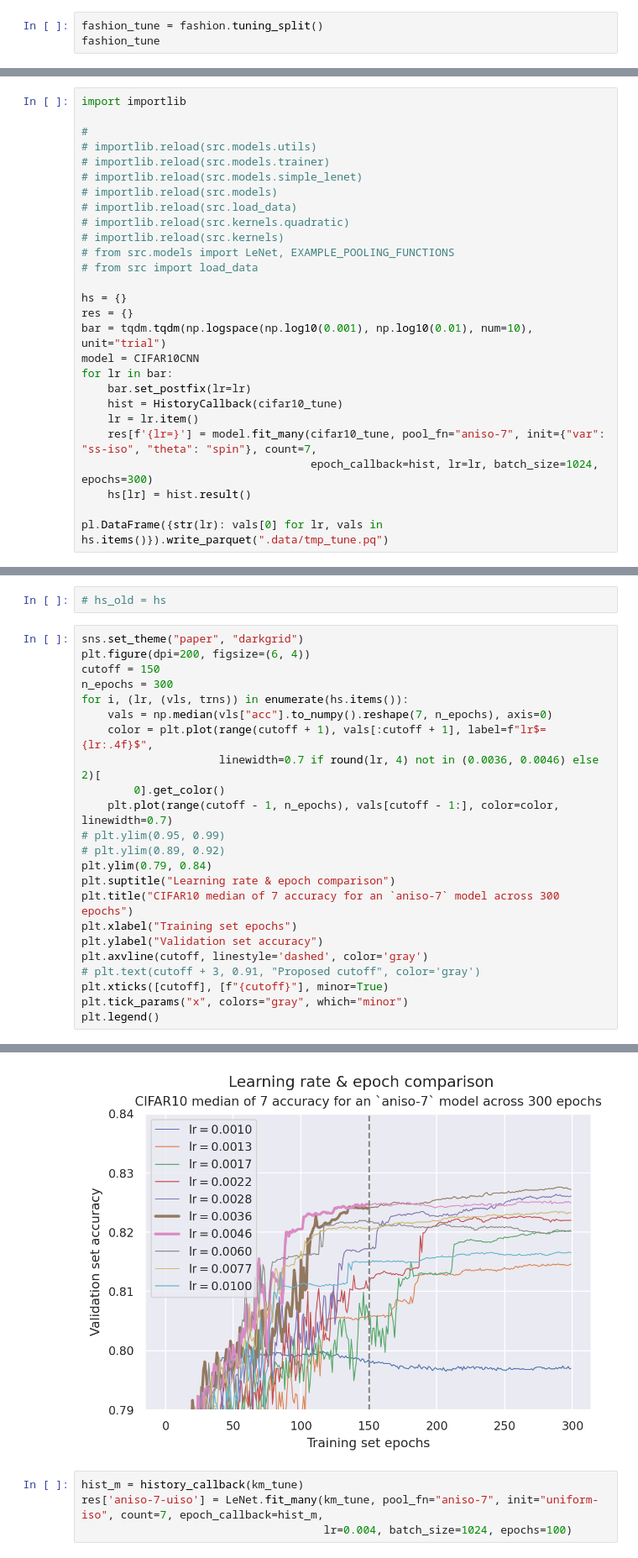
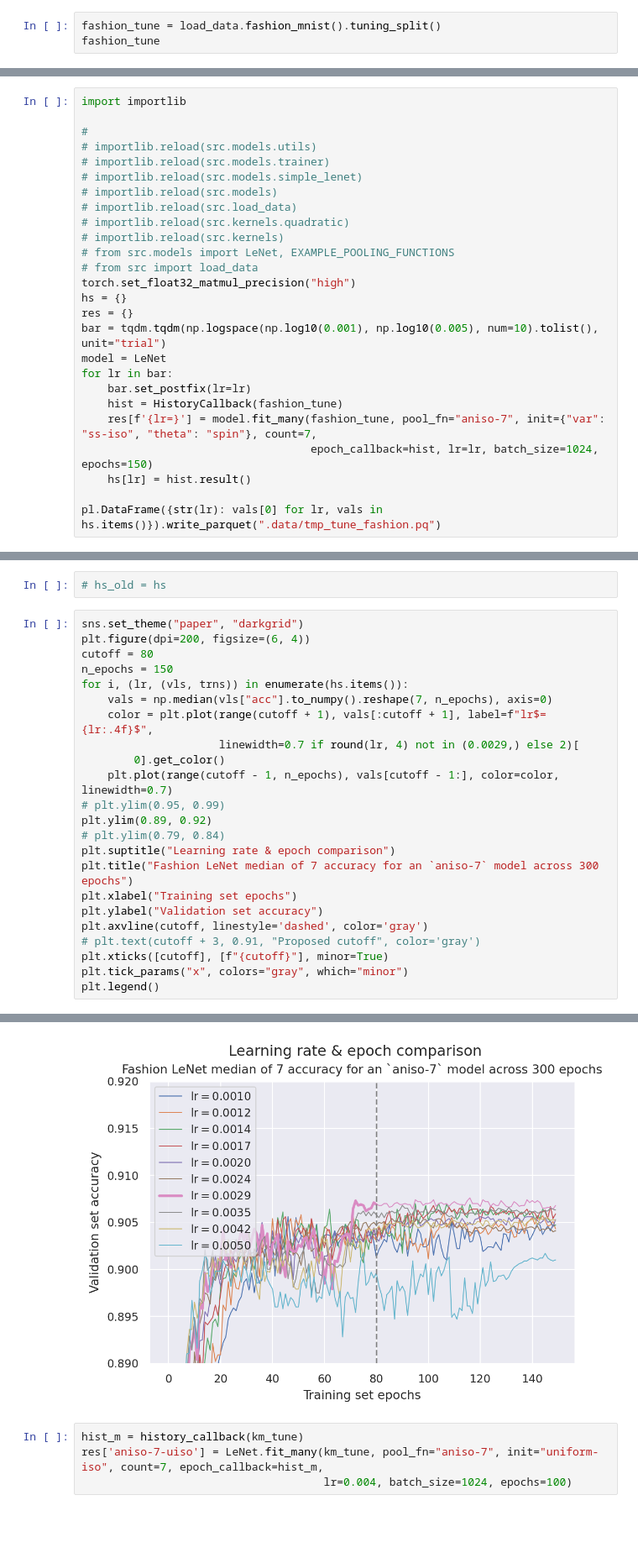
Before and after one commit to p-adema/quadratic-conv, a Jupyter notebook: scratch/training_check.ipynb, the cells around one changed output, grey strips where cells are left out. Shown at 84% size. Cells and saved outputs as stored; diff of their text form; blank space fills up the shorter version.

Commit message:
(code) update training scripts for fashion

```diff
--- a/scratch/training_check.ipynb
+++ b/scratch/training_check.ipynb
@@ -278,7 +278,7 @@ print(k_mnist.y_train.dtype)
 # %% [output]
 torch.int64
 # %%
-fashion_tune = fashion.tuning_split()
+fashion_tune = load_data.fashion_mnist().tuning_split()
 fashion_tune
 # %% [output]
 Dataset(x_train=torch.Size([42000, 1, 28, 28]), x_test=torch.Size([18000, 1, 28, 28]), y_train=torch.Size([42000]), y_test=torch.Size([18000]))
@@ -313,20 +311,19 @@ import importlib
 # importlib.reload(src.kernels)
 # from src.models import LeNet, EXAMPLE_POOLING_FUNCTIONS
 # from src import load_data
-
+torch.set_float32_matmul_precision("high")
 hs = {}
 res = {}
-bar = tqdm.tqdm(np.logspace(np.log10(0.001), np.log10(0.01), num=10), unit="trial")
-model = CIFAR10CNN
+bar = tqdm.tqdm(np.logspace(np.log10(0.001), np.log10(0.005), num=10).tolist(), unit="trial")
+model = LeNet
 for lr in bar:
     bar.set_postfix(lr=lr)
-    hist = HistoryCallback(cifar10_tune)
-    lr = lr.item()
-    res[f'{lr=}'] = model.fit_many(cifar10_tune, pool_fn="aniso-7", init={"var": "ss-iso", "theta": "spin"}, count=7,
-                                   epoch_callback=hist, lr=lr, batch_size=1024, epochs=300)
+    hist = HistoryCallback(fashion_tune)
+    res[f'{lr=}'] = model.fit_many(fashion_tune, pool_fn="aniso-7", init={"var": "ss-iso", "theta": "spin"}, count=7,
+                                   epoch_callback=hist, lr=lr, batch_size=1024, epochs=150)
     hs[lr] = hist.result()
 
-pl.DataFrame({str(lr): vals[0] for lr, vals in hs.items()}).write_parquet(".data/tmp_tune.pq")
+pl.DataFrame({str(lr): vals[0] for lr, vals in hs.items()}).write_parquet(".data/tmp_tune_fashion.pq")
 # %%
 pl.read_parquet(".data/tmp_tune.pq")
 # %% [output]
@@ -340,29 +337,29 @@ shape: (2, 10)
 # %%
 sns.set_theme("paper", "darkgrid")
 plt.figure(dpi=200, figsize=(6, 4))
-cutoff = 150
-n_epochs = 300
+cutoff = 80
+n_epochs = 150
 for i, (lr, (vls, trns)) in enumerate(hs.items()):
     vals = np.median(vls["acc"].to_numpy().reshape(7, n_epochs), axis=0)
     color = plt.plot(range(cutoff + 1), vals[:cutoff + 1], label=f"lr$= {lr:.4f}$",
-                     linewidth=0.7 if round(lr, 4) not in (0.0036, 0.0046) else 2)[
+                     linewidth=0.7 if round(lr, 4) not in (0.0029,) else 2)[
         0].get_color()
     plt.plot(range(cutoff - 1, n_epochs), vals[cutoff - 1:], color=color, linewidth=0.7)
 # plt.ylim(0.95, 0.99)
-# plt.ylim(0.89, 0.92)
-plt.ylim(0.79, 0.84)
+plt.ylim(0.89, 0.92)
+# plt.ylim(0.79, 0.84)
 plt.suptitle("Learning rate & epoch comparison")
-plt.title("CIFAR10 median of 7 accuracy for an `aniso-7` model across 300 epochs")
+plt.title("Fashion LeNet median of 7 accuracy for an `aniso-7` model across 300 epochs")
 plt.xlabel("Training set epochs")
 plt.ylabel("Validation set accuracy")
 plt.axvline(cutoff, linestyle='dashed', color='gray')
 # plt.text(cutoff + 3, 0.91, "Proposed cutoff", color='gray')
 plt.xticks([cutoff], [f"{cutoff}"], minor=True)
 plt.tick_params("x", colors="gray", which="minor")
 plt.legend()
 # %% [output]
 <matplotlib.legend.Legend at 0x...>
-[figure, old version]
+[figure, new version]
 # %%
 hist_m = history_callback(km_tune)
 res['aniso-7-uiso'] = LeNet.fit_many(km_tune, pool_fn="aniso-7", init="uniform-iso", count=7, epoch_callback=hist_m,
```
Also changed, not shown: parts of 1 cell of this notebook, 4 other files.
